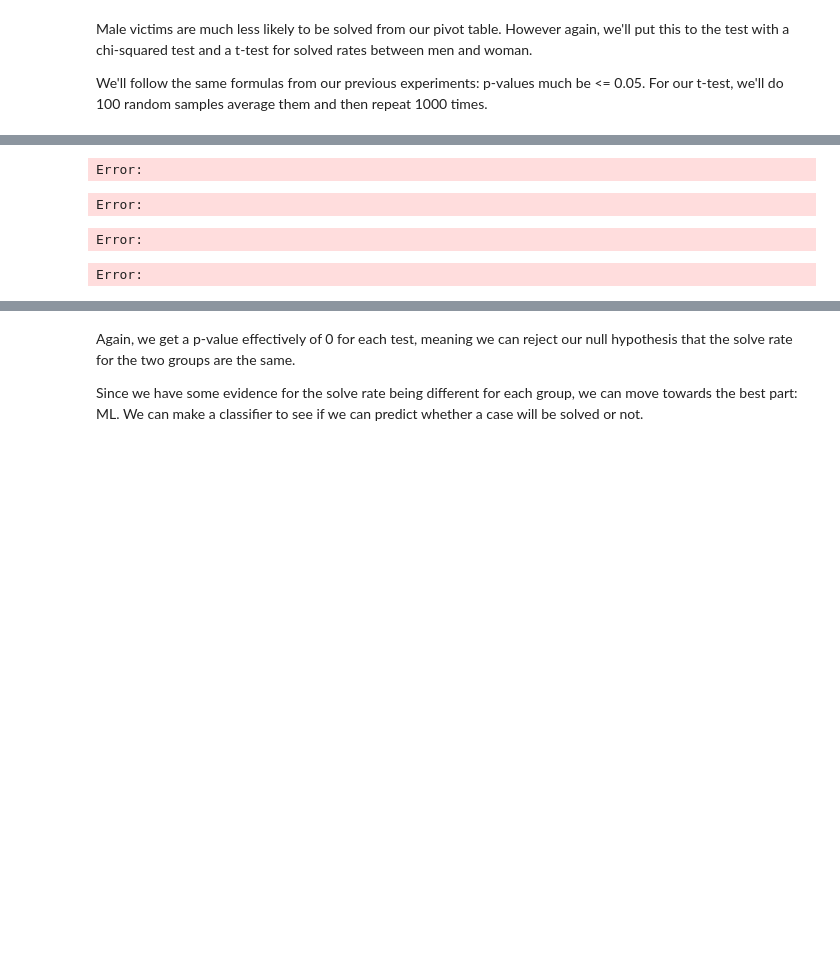
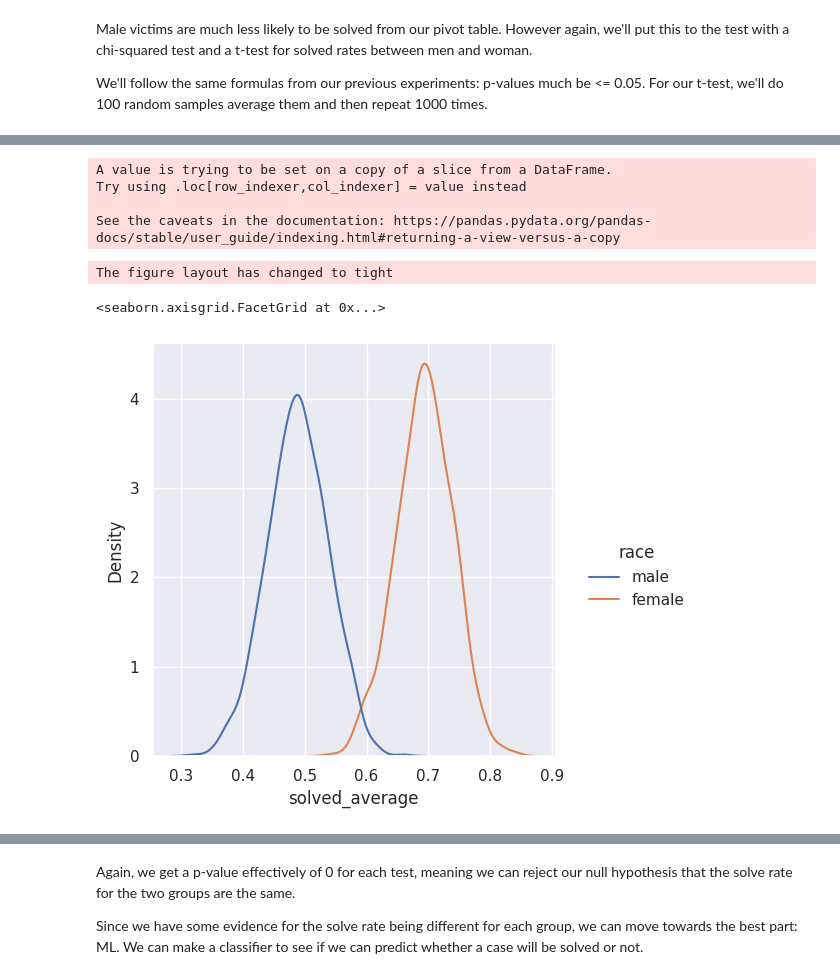
Before and after one commit to mattsthilaire/Weekly-DS-Notebooks, a Jupyter notebook: Week 1 - Homicide Data/Homicide_Data.ipynb, the cells around one changed output, grey strips where cells are left out. Drawn from its saved outputs; the diff is of its cells as text; code cells hidden in the pictures; blank space fills up the shorter version.

```diff
--- a/Week 1 - Homicide Data/Homicide_Data.ipynb
+++ b/Week 1 - Homicide Data/Homicide_Data.ipynb
@@ -587,5 +741,2 @@ Error:
 # %%
-df_binary_sex = df.loc[
-    (df["victim_sex"] != "Unknown") & (
-        df["disposition"] != "Closed without arrest")
-]
+df_binary_sex = df.loc[(df["victim_sex"] != "Unknown") & (df["disposition"] != "Closed without arrest")]
@@ -619,40 +773,32 @@ Error:
 # %%
 # create numeric variable for disposition
-df_binary_sex["disposition"] = df_binary_sex["disposition"].map(
-    lambda x: 1 if x == "Closed by arrest" else 0
-)
+df_binary_sex["disposition"] = df_binary_sex["disposition"].map(lambda x: 1 if x == "Closed by arrest" else 0)
 # %% [output]
-Error:
+A value is trying to be set on a copy of a slice from a DataFrame.
+Try using .loc[row_indexer,col_indexer] = value instead
+
+See the caveats in the documentation: https://pandas.pydata.org/pandas-docs/stable/user_guide/indexing.html#returning-a-view-versus-a-copy
 # %%
 men_solved = list()
 women_solved = list()
 
 for _ in range(1000):
     men_solved.append(
-        df_binary_sex.loc[df_binary_sex["victim_sex"] == "Male"]
-        .sample(100)["disposition"]
-        .mean()
-    )
+        df_binary_sex.loc[df_binary_sex["victim_sex"] == "Male"].sample(100)["disposition"].mean())
     women_solved.append(
-        df_binary_sex.loc[df_binary_sex["victim_sex"] == "Female"]
-        .sample(100)["disposition"]
-        .mean()
-    )
+        df_binary_sex.loc[df_binary_sex["victim_sex"] == "Female"].sample(100)["disposition"].mean())
-# %% [output]
-Error:
 # %%
-sample_data_sex = pd.DataFrame(
-    {
-        "race": ["male" for _ in range(1000)] + ["female" for _ in range(1000)],
-        "solved_average": men_solved + women_solved,
-    }
-)
+sample_data_sex = pd.DataFrame({"race": ["male" for _ in range(1000)] + ["female" for _ in range(1000)],
+                                "solved_average": men_solved + women_solved})
-# %% [output]
-Error:
 # %%
-sns.displot(data=sample_data_sex, x="solved_average", hue="race", kind="kde")
+sns.displot(data=sample_data_sex,
+            x="solved_average",
+            hue="race",
+            kind="kde")
 # %% [output]
-Error:
+The figure layout has changed to tight
+<seaborn.axisgrid.FacetGrid at 0x...>
+[figure, added]
 # %%
 ttest_ind(men_solved, women_solved)
 # %% [output]
```
Also changed, not shown: parts of 133 cells of this notebook.
